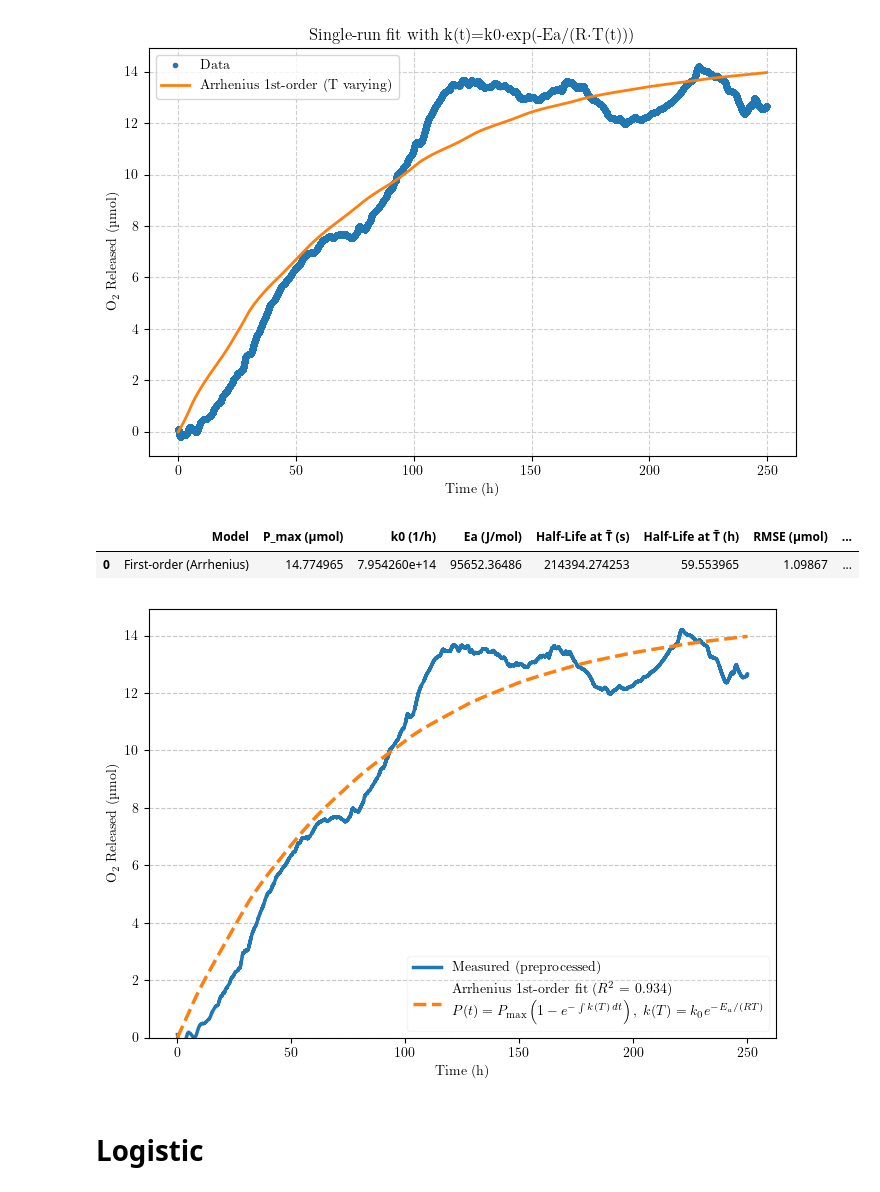
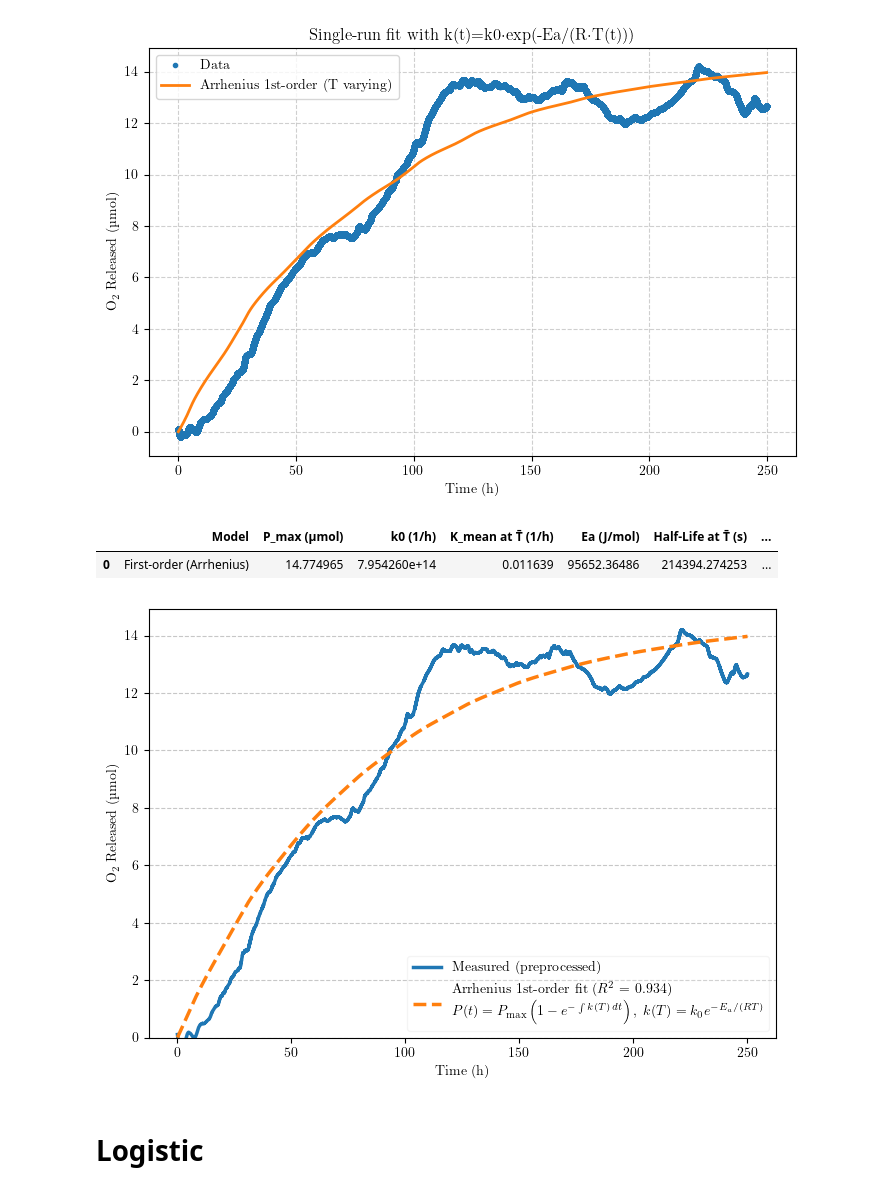
Before and after one commit to ChandrikaSethumadhavan/Master_Thesis, a Jupyter notebook: Arrehnius based kinetic models.ipynb, the cells around one changed output. Cells and saved outputs as stored; diff of their text form; code cells hidden in the pictures.

```diff
--- a/Arrehnius based kinetic models.ipynb
+++ b/Arrehnius based kinetic models.ipynb
@@ -246,35 +246,36 @@ t_half_h = np.log(2.0) / k_meanT if k_meanT > 0 else np.inf
 t_half_s = t_half_h * 3600.0
 
 metrics = pd.DataFrame({
     "Model": ["First-order (Arrhenius)"],
     "P_max (µmol)": [P_max_fit],
     "k0 (1/h)": [k0_fit],
+    "K_mean at T̄ (1/h)": [k_meanT],
     "Ea (J/mol)": [Ea_fit],
     "Half-Life at T̄ (s)": [t_half_s],
     "Half-Life at T̄ (h)": [t_half_h],
     "RMSE (µmol)": [rmse],
     "R²": [r2],
     "AIC": [aic(n, rss, 3)],
     "BIC": [bic(n, rss, 3)],
 })
 display(metrics.round(6))
 
 # --- Plot ---
 plt.figure(figsize=(7, 5))
 plt.plot(t + t0, y, label="Measured (preprocessed)", lw=2.5)
 plt.plot(t + t0, y_fit, "--", lw=2.5,
          label=fr"Arrhenius 1st-order fit ($R^2$ = {r2:.3f})" + "\n" +
                r"$P(t)=P_{\max}\left(1-e^{-\int k(T)\,dt}\right),\; k(T)=k_0 e^{-E_a/(RT)}$")
 plt.xlabel("Time (h)")
 plt.ylabel("O$_2$ Released (µmol)")
 plt.ylim(bottom=0)
 plt.grid(axis="y", linestyle="--", alpha=0.7)
 plt.legend(loc="lower right", frameon=True, framealpha=0.2)
 plt.tight_layout()
 plt.show()
 # %% [output]
-|  | Model | P_max (µmol) | k0 (1/h) | Ea (J/mol) | Half-Life at T̄ (s) | Half-Life at T̄ (h) | RMSE (µmol) | ... |
-| 0 | First-order (Arrhenius) | 14.774965 | 7.954260e+14 | 95652.36486 | 214394.274253 | 59.553965 | 1.09867 | ... |
+|  | Model | P_max (µmol) | k0 (1/h) | K_mean at T̄ (1/h) | Ea (J/mol) | Half-Life at T̄ (s) | ... |
+| 0 | First-order (Arrhenius) | 14.774965 | 7.954260e+14 | 0.011639 | 95652.36486 | 214394.274253 | ... |
 [figure]
 # %% [markdown]
 # Logistic
```
